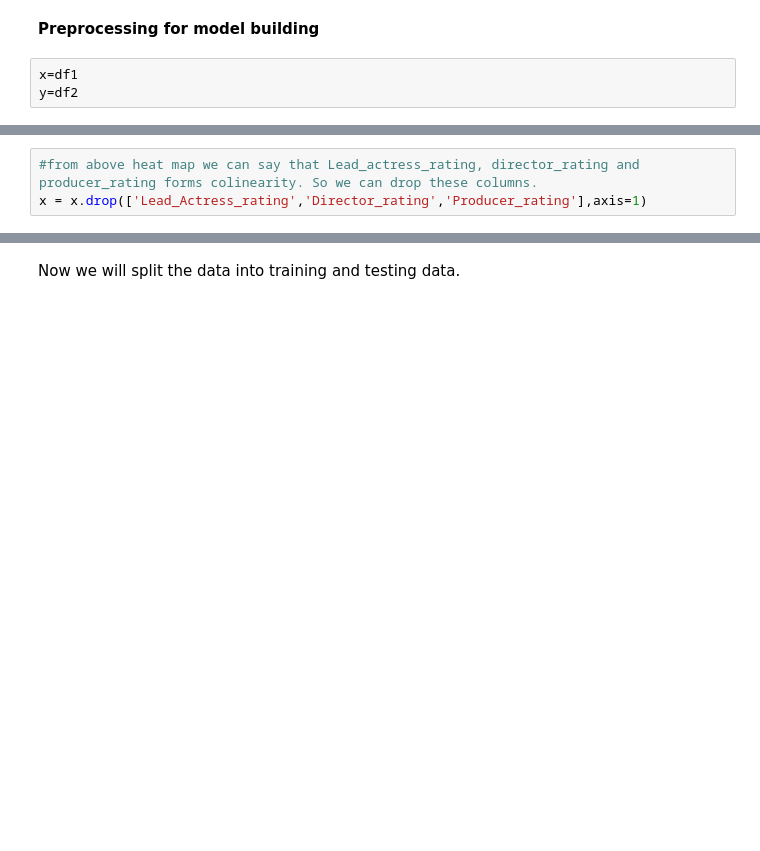
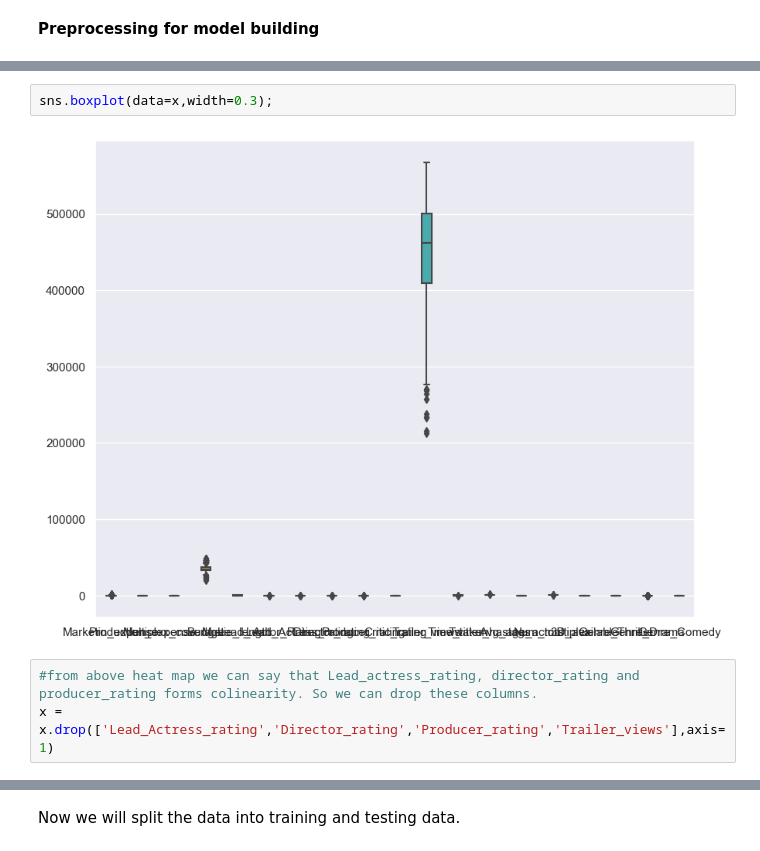
Before and after one commit to deepthisree2000/Movie-Collection-Prediction-Linear-Regression, a Jupyter notebook: Model.ipynb, the cells around one changed output, grey strips where cells are left out. Cells and saved outputs as stored; diff of their text form; blank space fills up the shorter version.

```diff
--- a/Model.ipynb
+++ b/Model.ipynb
@@ -113,6 +113,3 @@ Collection    0
 dtype: int64
 # %% [markdown]
 **Preprocessing for model building**
-# %%
-x=df1
-y=df2
@@ -130,6 +142,10 @@ sns.heatmap(data=x.corr(numeric_only=True),cmap='YlGnBu',annot=True,annot_kws={'
+# %%
+sns.boxplot(data=x,width=0.3);
+# %% [output]
+[figure, added]
 # %%
 #from above heat map we can say that Lead_actress_rating, director_rating and producer_rating forms colinearity. So we can drop these columns.
-x = x.drop(['Lead_Actress_rating','Director_rating','Producer_rating'],axis=1)
+x = x.drop(['Lead_Actress_rating','Director_rating','Producer_rating','Trailer_views'],axis=1)
 # %%
 x.columns
 # %% [output]
```
Also changed, not shown: parts of 10 cells of this notebook.
